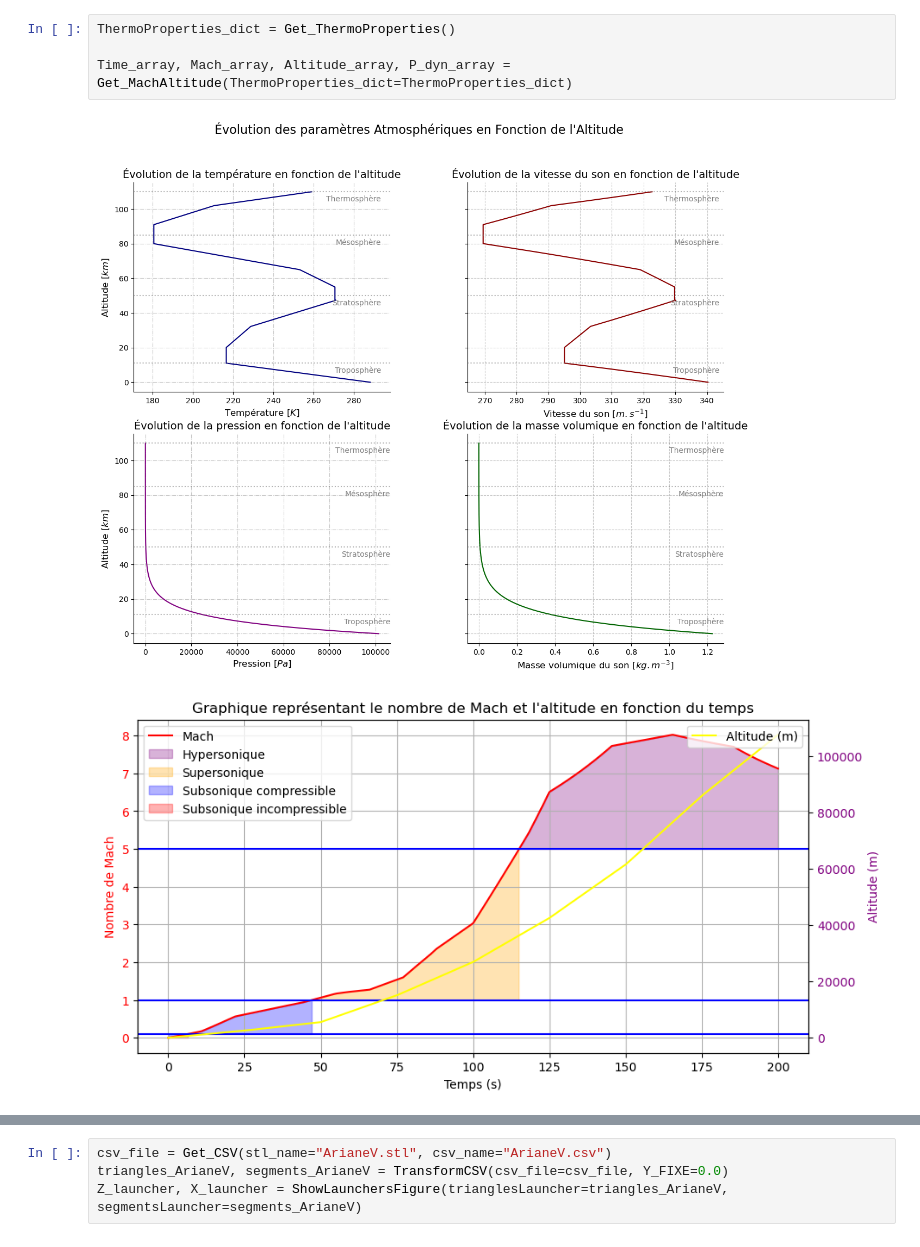
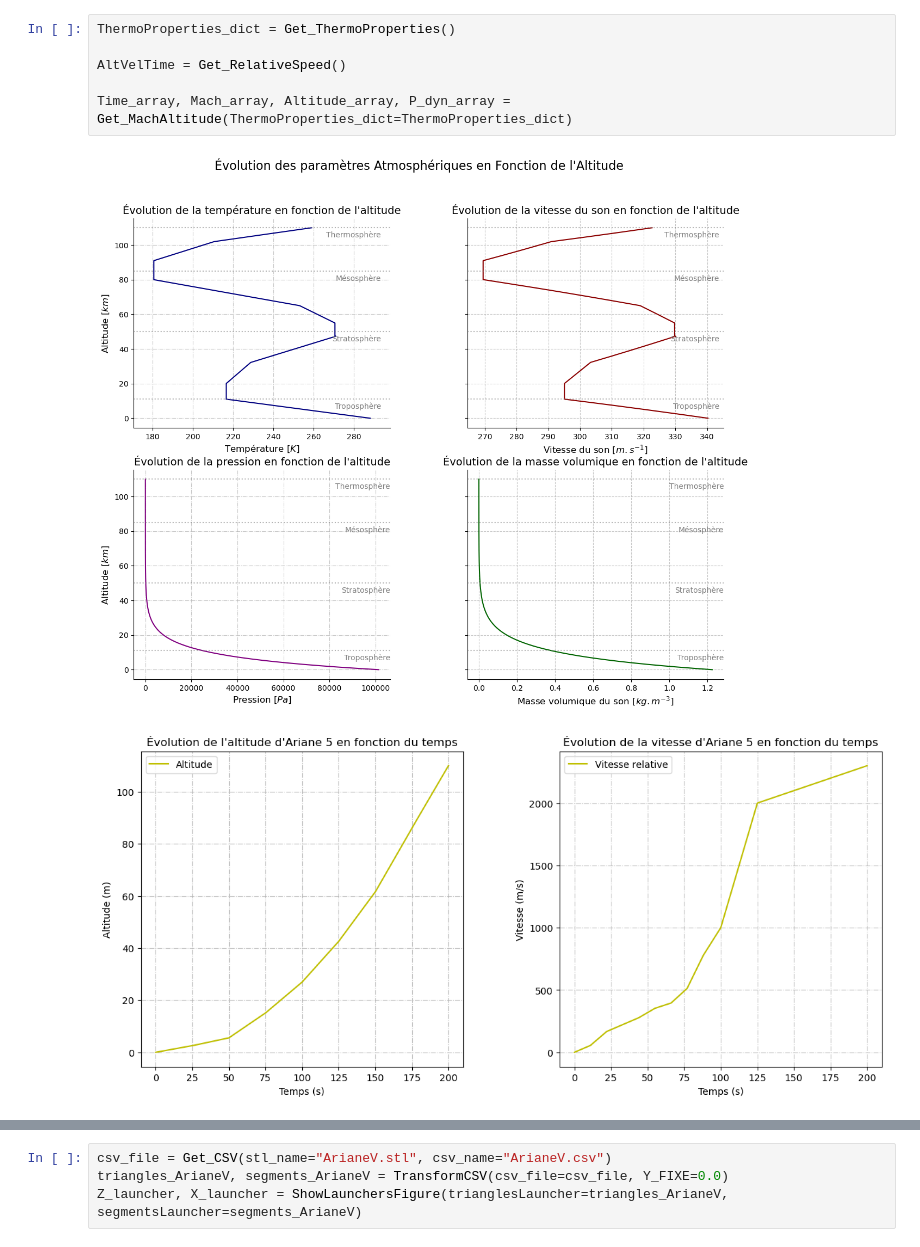
Before and after one commit to AeroLanceur/Projet_lanceur, a Jupyter notebook: src/main_aero.ipynb, the cells around one changed output, grey strips where cells are left out. Cells and saved outputs as stored; diff of their text form.

```diff
--- a/src/main_aero.ipynb
+++ b/src/main_aero.ipynb
@@ -22,7 +22,9 @@ from graph_management.EvolAeroCoeff import Show_AeroCoeff
 # %%
 ThermoProperties_dict = Get_ThermoProperties()
 
+AltVelTime = Get_RelativeSpeed()
+
 Time_array, Mach_array, Altitude_array, P_dyn_array = Get_MachAltitude(ThermoProperties_dict=ThermoProperties_dict)
 # %% [output]
 [figure]
-[figure, old version]
+[figure, new version]
```
Also changed, not shown: parts of 7 cells of this notebook, 7 other files.
